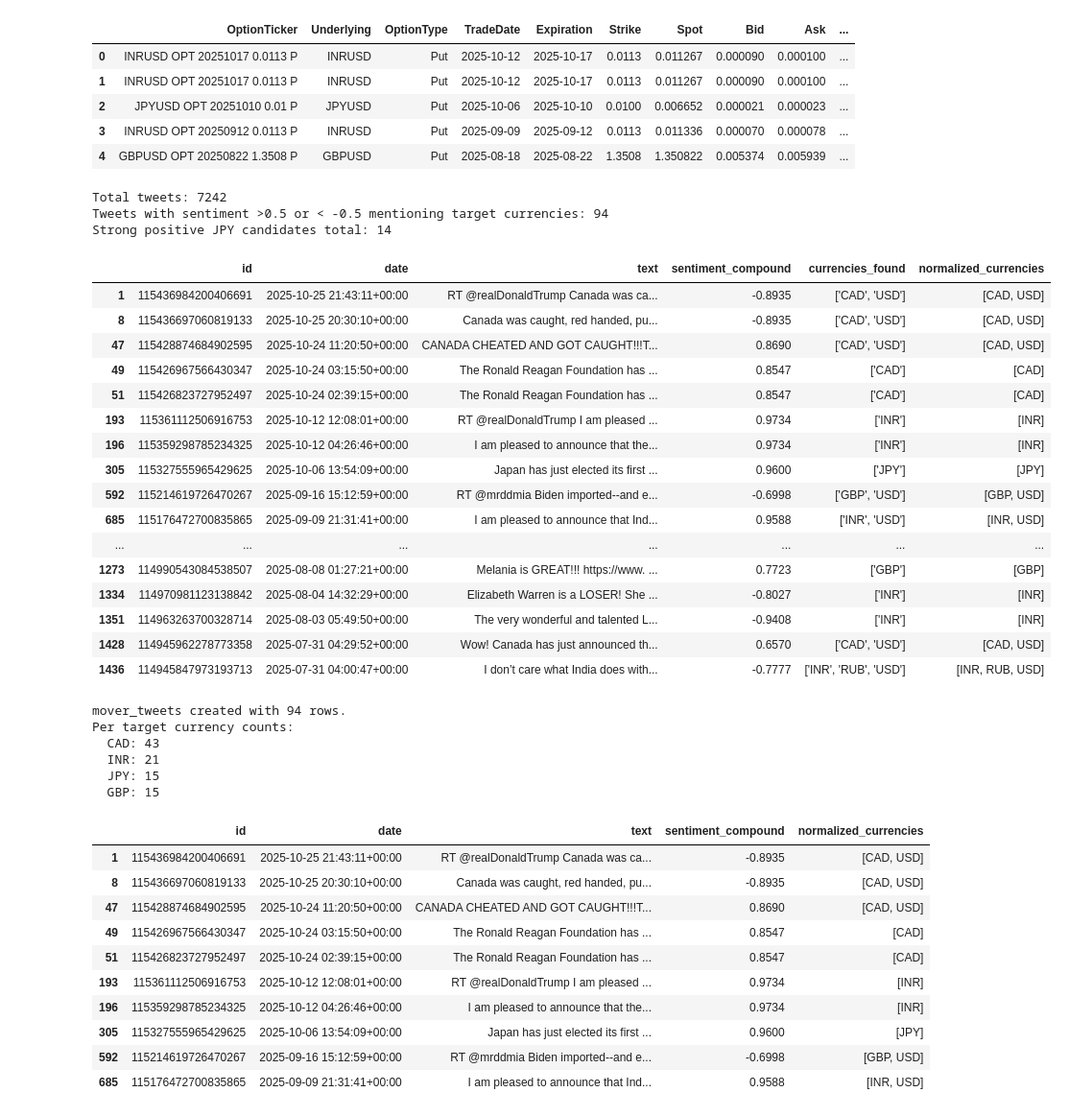
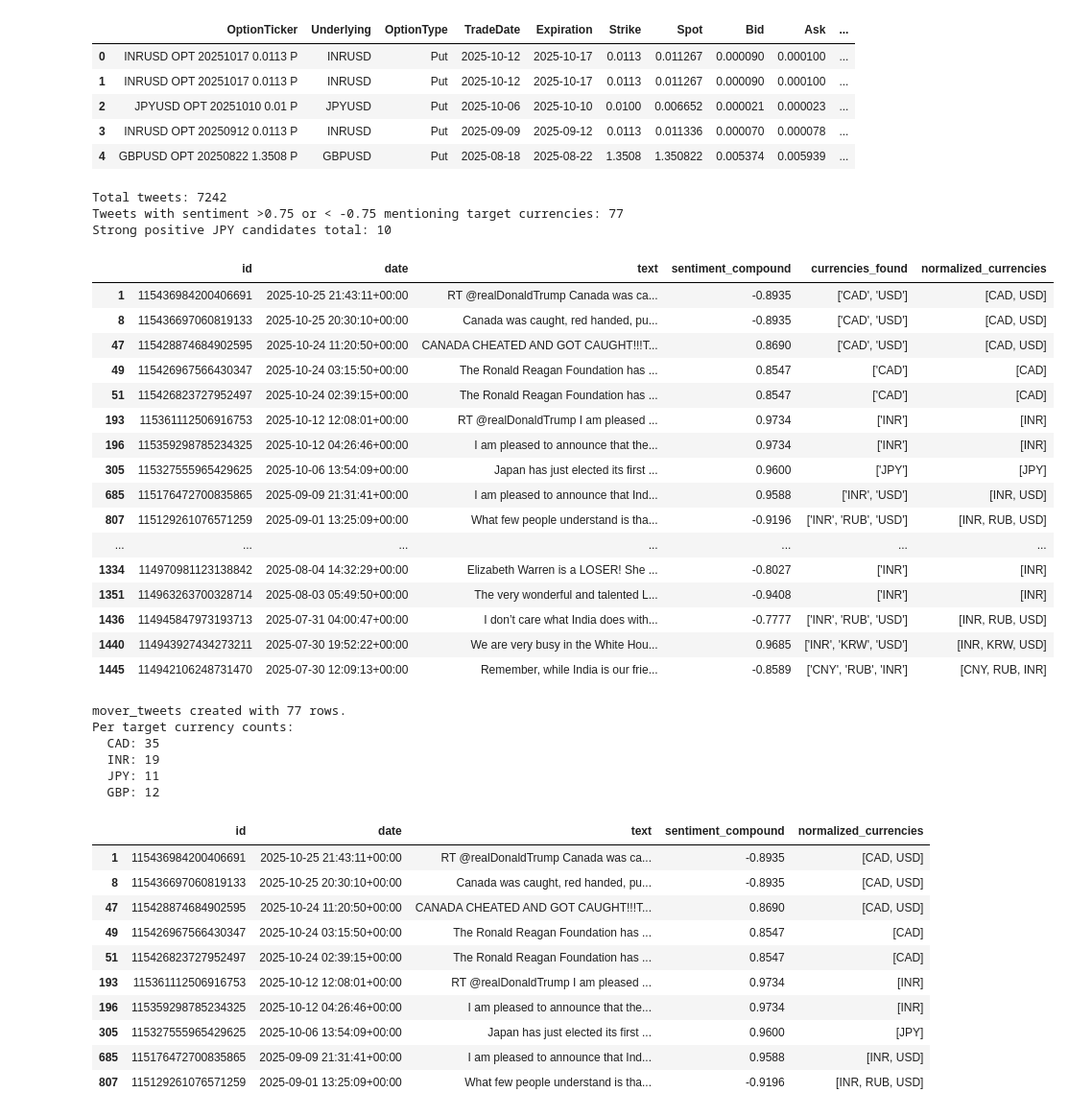
Before and after one commit to condad/mma, a Jupyter notebook: 823/trade.ipynb, the cells around one changed output. Shown at 96% size. Drawn from its saved outputs; the diff is of its cells as text; code cells hidden in the pictures.

```diff
--- a/823/trade.ipynb
+++ b/823/trade.ipynb
@@ -49,8 +49,8 @@ FX Puts:
 # Filter tweets: adjusted sentiment thresholds and specific currencies (CAD, INR, JPY, GBP)
 # Fix: properly handle currencies_found stored as string representations of lists (e.g., "['JPY','USD']")
 # Criteria:
-#  - sentiment_compound > 0.5 (strong positive)
-#    OR sentiment_compound < -0.5 (strong negative)
+#  - sentiment_compound > 0.75 (strong positive)
+#    OR sentiment_compound < -0.75 (strong negative)
 #  - currencies_found (parsed) contains any of target currencies
 
 target_currencies = {'CAD','INR','JPY','GBP'}
@@ -92,7 +92,7 @@ def has_target_currency_list(lst):
     return any(cur in target_currencies for cur in lst)
 
 if 'sentiment_compound' in df.columns:
-    sentiment_mask = (df['sentiment_compound'] > 0.5) | (df['sentiment_compound'] < -0.5)
+    sentiment_mask = (df['sentiment_compound'] > 0.75) | (df['sentiment_compound'] < -0.75)
 else:
     sentiment_mask = pd.Series([False]*len(df))
 
@@ -100,46 +100,46 @@ currency_mask = norm_col.apply(has_target_currency_list)
 
 filtered_df = df[sentiment_mask & currency_mask].copy()
 filtered_df['normalized_currencies'] = norm_col[sentiment_mask & currency_mask]
 
 print(f"Total tweets: {len(df)}")
-print(f"Tweets with sentiment >0.5 or < -0.5 mentioning target currencies: {len(filtered_df)}")
+print(f"Tweets with sentiment >0.75 or < -0.75 mentioning target currencies: {len(filtered_df)}")
 
 # Debug: strong positive JPY candidates
 if 'sentiment_compound' in df.columns:
-    debug_candidates = df[(df['sentiment_compound'] > 0.5) & norm_col.apply(lambda L: 'JPY' in L)]
+    debug_candidates = df[(df['sentiment_compound'] > 0.75) & norm_col.apply(lambda L: 'JPY' in L)]
     if len(debug_candidates) > 0:
         print(f"Strong positive JPY candidates total: {len(debug_candidates)}")
 
 # Show sample rows
 if len(filtered_df) > 0:
     show_cols = []
     for c in ['id','tweet_id','date','text','sentiment_compound','currencies_found','normalized_currencies']:
         if c in filtered_df.columns:
             show_cols.append(c)
     display(filtered_df.head(20)[show_cols])
 else:
-    print("No records matched the >0.5/<-0.5 sentiment criteria with target currencies.")
+    print("No records matched the >0.75/<-0.75 sentiment criteria with target currencies.")
 # %% [output]
 Total tweets: 7242
-Tweets with sentiment >0.5 or < -0.5 mentioning target currencies: 94
-Strong positive JPY candidates total: 14
+Tweets with sentiment >0.75 or < -0.75 mentioning target currencies: 77
+Strong positive JPY candidates total: 10
 |  | id | date | text | sentiment_compound | currencies_found | normalized_currencies |
 | 1 | 115436984200406691 | 2025-10-25 21:43:11+00:00 | RT @realDonaldTrump Canada was ca... | -0.8935 | ['CAD', 'USD'] | [CAD, USD] |
 | 8 | 115436697060819133 | 2025-10-25 20:30:10+00:00 | Canada was caught, red handed, pu... | -0.8935 | ['CAD', 'USD'] | [CAD, USD] |
 | 47 | 115428874684902595 | 2025-10-24 11:20:50+00:00 | CANADA CHEATED AND GOT CAUGHT!!!T... | 0.8690 | ['CAD', 'USD'] | [CAD, USD] |
 | 49 | 115426967566430347 | 2025-10-24 03:15:50+00:00 | The Ronald Reagan Foundation has ... | 0.8547 | ['CAD'] | [CAD] |
 | 51 | 115426823727952497 | 2025-10-24 02:39:15+00:00 | The Ronald Reagan Foundation has ... | 0.8547 | ['CAD'] | [CAD] |
 | 193 | 115361112506916753 | 2025-10-12 12:08:01+00:00 | RT @realDonaldTrump I am pleased ... | 0.9734 | ['INR'] | [INR] |
 | 196 | 115359298785234325 | 2025-10-12 04:26:46+00:00 | I am pleased to announce that the... | 0.9734 | ['INR'] | [INR] |
 | 305 | 115327555965429625 | 2025-10-06 13:54:09+00:00 | Japan has just elected its first ... | 0.9600 | ['JPY'] | [JPY] |
-| 592 | 115214619726470267 | 2025-09-16 15:12:59+00:00 | RT @mrddmia Biden imported--and e... | -0.6998 | ['GBP', 'USD'] | [GBP, USD] |
 | 685 | 115176472700835865 | 2025-09-09 21:31:41+00:00 | I am pleased to announce that Ind... | 0.9588 | ['INR', 'USD'] | [INR, USD] |
+| 807 | 115129261076571259 | 2025-09-01 13:25:09+00:00 | What few people understand is tha... | -0.9196 | ['INR', 'RUB', 'USD'] | [INR, RUB, USD] |
 | ... | ... | ... | ... | ... | ... | ... |
-| 1273 | 114990543084538507 | 2025-08-08 01:27:21+00:00 | Melania is GREAT!!! https://www. ... | 0.7723 | ['GBP'] | [GBP] |
 | 1334 | 114970981123138842 | 2025-08-04 14:32:29+00:00 | Elizabeth Warren is a LOSER! She ... | -0.8027 | ['INR'] | [INR] |
 | 1351 | 114963263700328714 | 2025-08-03 05:49:50+00:00 | The very wonderful and talented L... | -0.9408 | ['INR'] | [INR] |
-| 1428 | 114945962278773358 | 2025-07-31 04:29:52+00:00 | Wow! Canada has just announced th... | 0.6570 | ['CAD', 'USD'] | [CAD, USD] |
 | 1436 | 114945847973193713 | 2025-07-31 04:00:47+00:00 | I don’t care what India does with... | -0.7777 | ['INR', 'RUB', 'USD'] | [INR, RUB, USD] |
+| 1440 | 114943927434273211 | 2025-07-30 19:52:22+00:00 | We are very busy in the White Hou... | 0.9685 | ['INR', 'KRW', 'USD'] | [INR, KRW, USD] |
+| 1445 | 114942106248731470 | 2025-07-30 12:09:13+00:00 | Remember, while India is our frie... | -0.8589 | ['CNY', 'RUB', 'INR'] | [CNY, RUB, INR] |
 # %%
 # Create mover_tweets dataframe from filtered results
 mover_tweets = filtered_df.copy()
@@ -159,12 +159,12 @@ sample_cols = [c for c in ['id','tweet_id','date','text','sentiment_compound','n
 if sample_cols:
     display(mover_tweets.head(10)[sample_cols])
 # %% [output]
-mover_tweets created with 94 rows.
+mover_tweets created with 77 rows.
 Per target currency counts:
-  CAD: 43
-  INR: 21
-  JPY: 15
-  GBP: 15
+  CAD: 35
+  INR: 19
+  JPY: 11
+  GBP: 12
 |  | id | date | text | sentiment_compound | normalized_currencies |
 | 1 | 115436984200406691 | 2025-10-25 21:43:11+00:00 | RT @realDonaldTrump Canada was ca... | -0.8935 | [CAD, USD] |
 | 8 | 115436697060819133 | 2025-10-25 20:30:10+00:00 | Canada was caught, red handed, pu... | -0.8935 | [CAD, USD] |
@@ -174,6 +174,6 @@ Per target currency counts:
 | 193 | 115361112506916753 | 2025-10-12 12:08:01+00:00 | RT @realDonaldTrump I am pleased ... | 0.9734 | [INR] |
 | 196 | 115359298785234325 | 2025-10-12 04:26:46+00:00 | I am pleased to announce that the... | 0.9734 | [INR] |
 | 305 | 115327555965429625 | 2025-10-06 13:54:09+00:00 | Japan has just elected its first ... | 0.9600 | [JPY] |
-| 592 | 115214619726470267 | 2025-09-16 15:12:59+00:00 | RT @mrddmia Biden imported--and e... | -0.6998 | [GBP, USD] |
 | 685 | 115176472700835865 | 2025-09-09 21:31:41+00:00 | I am pleased to announce that Ind... | 0.9588 | [INR, USD] |
+| 807 | 115129261076571259 | 2025-09-01 13:25:09+00:00 | What few people understand is tha... | -0.9196 | [INR, RUB, USD] |
 # %%
```
Also changed, not shown: parts of 2 cells of this notebook, 2 other files.
